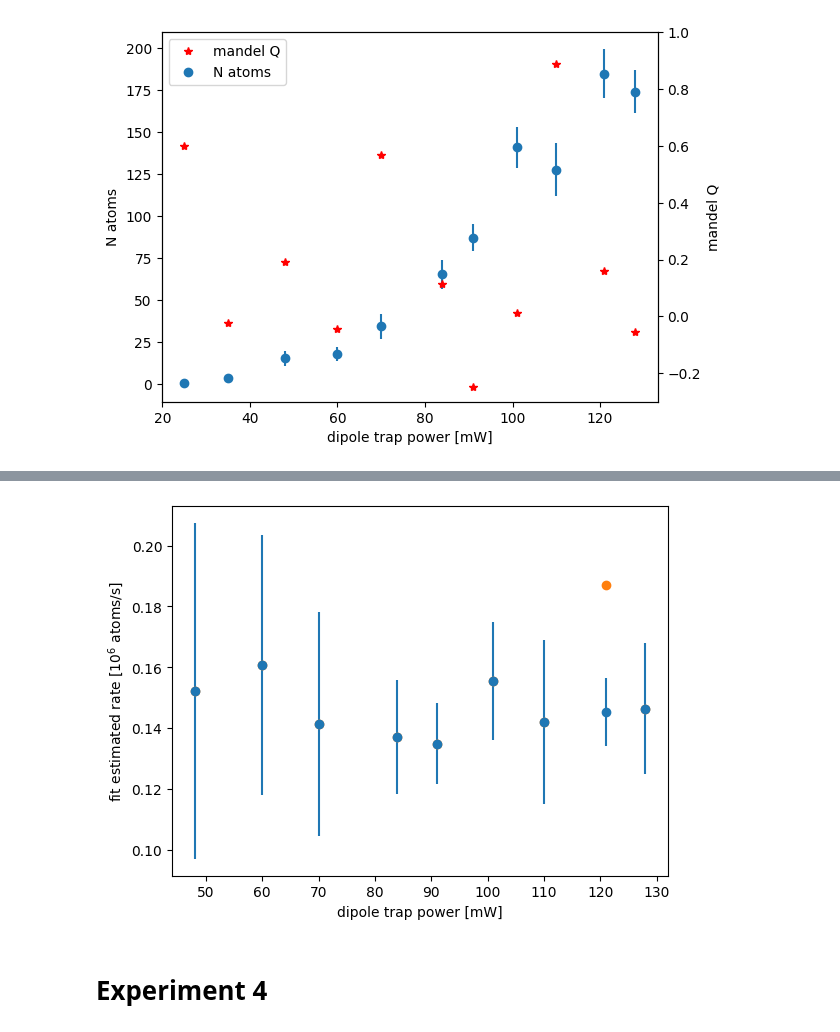
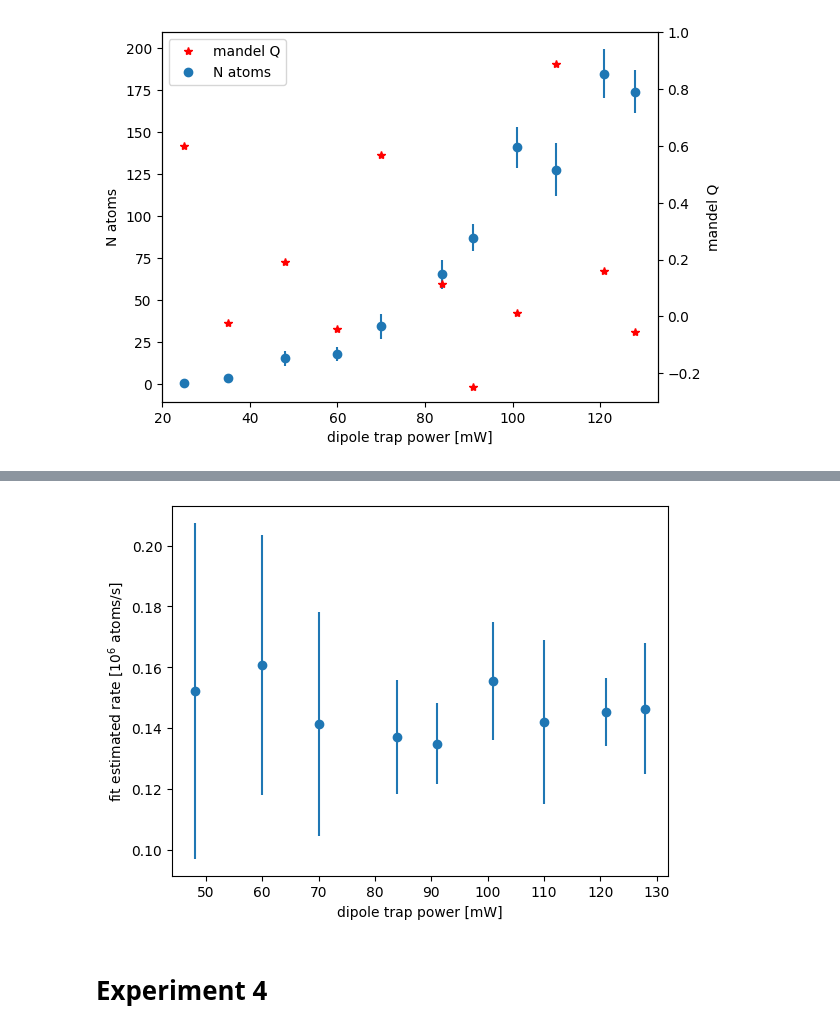
Before and after one commit to Valerio-Amico/Lab-Rydberg, a Jupyter notebook: dipolar_trap/cross_section_experiment_27_01_23.ipynb, the cells around one changed output, grey strips where cells are left out. Drawn from its saved outputs; the diff is of its cells as text; code cells hidden in the pictures.

```diff
--- a/dipolar_trap/cross_section_experiment_27_01_23.ipynb
+++ b/dipolar_trap/cross_section_experiment_27_01_23.ipynb
@@ -229,7 +229,7 @@ for power in range(len(powers)):#[2,6,10]:
     rates_ms.append(result[1])
 
     y = result[0]*exponential(result[1], x)
-    plt.plot(x,y)
+    #plt.plot(x,y)
     #plt.plot(x, data_all[:,8,power], marker="o", linestyle="-", label="power = "+names[power]+" mW")
     plt.errorbar(x, np.mean(data_all[:,:,power], axis=1), np.std(data_all[:,:,power], axis=1), marker="o", linestyle="-", label="power = "+names[power]+" mW")
 plt.legend()
@@ -242,11 +242,11 @@ plt.show()
 # %%
 plt.errorbar(powers[2:], rates_MLE[2:], drates_MLE[2:], marker="o", ls="")
-plt.plot(powers[2:], rates_ms[2:], marker="o", ls="")
+#plt.plot(powers[2:], rates_ms[2:], marker="o", ls="")
 plt.xlabel("dipole trap power [mW]")
 plt.ylabel(r"fit estimated rate [$10^6$ atoms/s]")
 plt.show()
 # %% [output]
-[figure, old version]
+[figure, new version]
 # %% [markdown]
 # Experiment 4
 # %%
```
Also changed, not shown: parts of 1 cell of this notebook, 17 other files.
